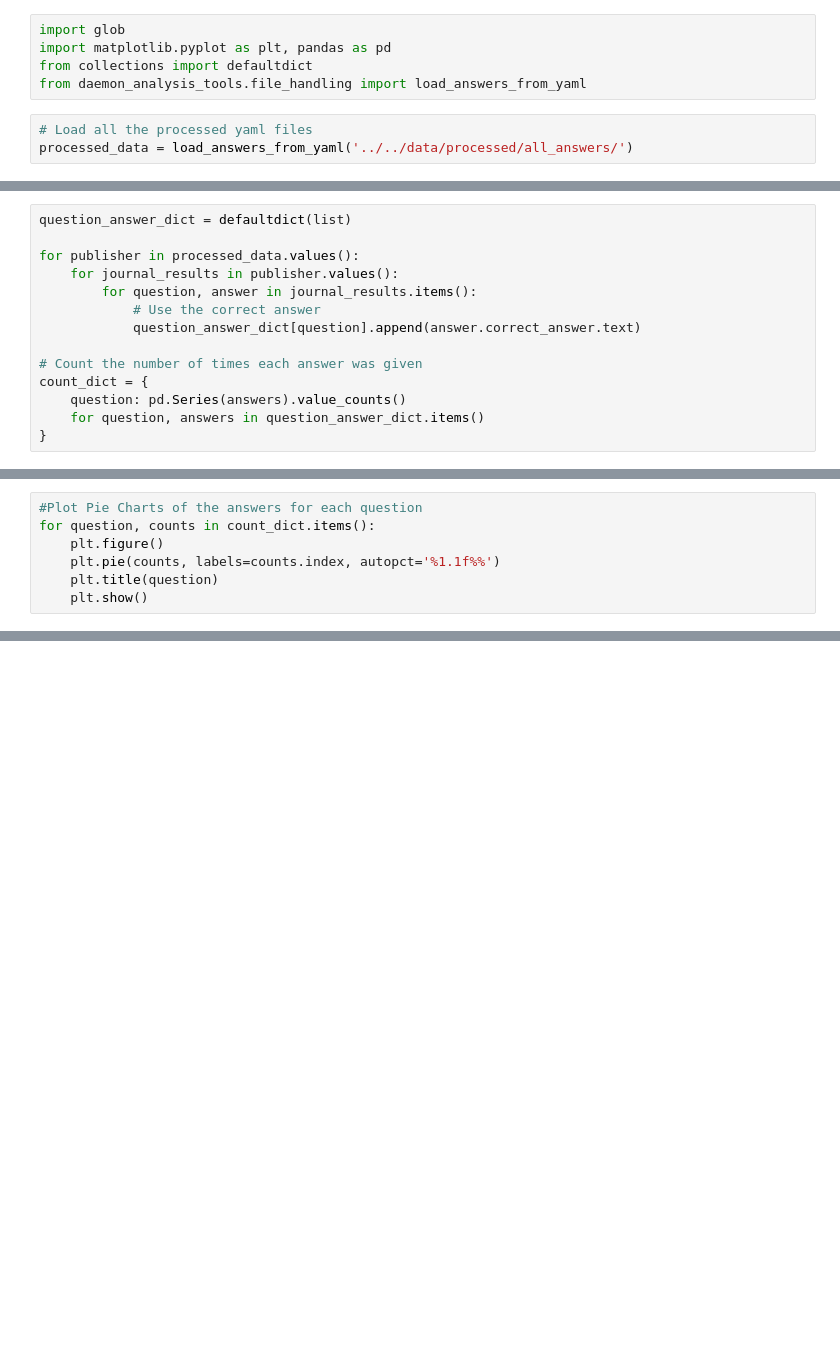
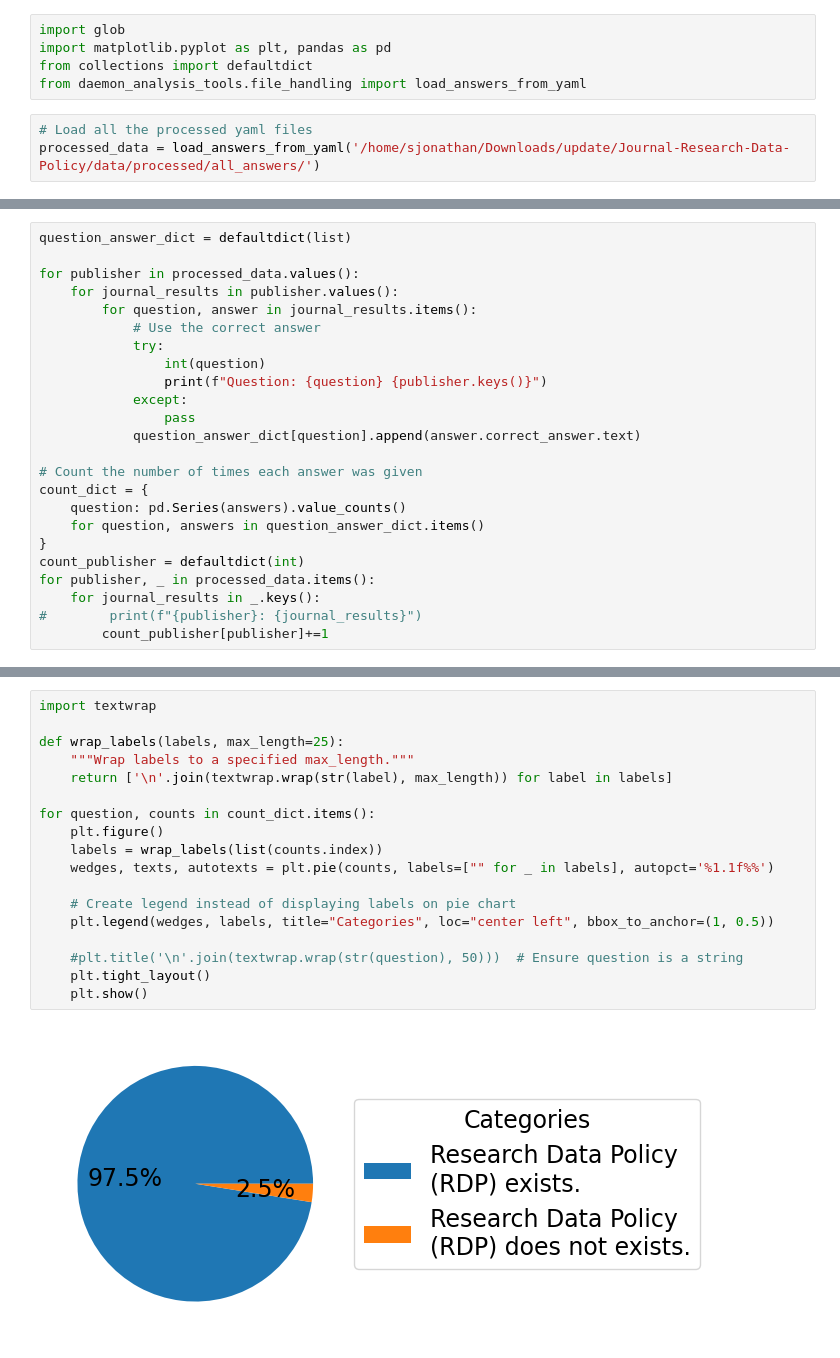
Before and after one commit to daemoncost/Journal-Research-Data-Policy, a Jupyter notebook: notebooks/exploration/analysis_example.ipynb, the cells around one changed output, grey strips where cells are left out. Drawn from its saved outputs; the diff is of its cells as text; blank space fills up the shorter version.

Commit message:
add milicas nature data, analysis example

```diff
--- a/notebooks/exploration/analysis_example.ipynb
+++ b/notebooks/exploration/analysis_example.ipynb
@@ -5,5 +5,5 @@ from collections import defaultdict
 from daemon_analysis_tools.file_handling import load_answers_from_yaml
 # %%
 # Load all the processed yaml files
-processed_data = load_answers_from_yaml('../../data/processed/all_answers/')
+processed_data = load_answers_from_yaml('/home/sjonathan/Downloads/update/Journal-Research-Data-Policy/data/processed/all_answers/')
 # %% [output]
@@ -15,6 +22,11 @@ for publisher in processed_data.values():
     for journal_results in publisher.values():
         for question, answer in journal_results.items():
             # Use the correct answer
+            try:
+                int(question)
+                print(f"Question: {question} {publisher.keys()}")
+            except:
+                pass
             question_answer_dict[question].append(answer.correct_answer.text)
 
 # Count the number of times each answer was given
@@ -22,3 +34,8 @@ count_dict = {
     question: pd.Series(answers).value_counts()
     for question, answers in question_answer_dict.items()
 }
+count_publisher = defaultdict(int)
+for publisher, _ in processed_data.items():
+    for journal_results in _.keys():
+#        print(f"{publisher}: {journal_results}")
+        count_publisher[publisher]+=1
@@ -25,7 +59,0 @@ count_dict = {
-# %%
-#Plot Pie Charts of the answers for each question
-for question, counts in count_dict.items():
-    plt.figure()
-    plt.pie(counts, labels=counts.index, autopct='%1.1f%%')
-    plt.title(question)
-    plt.show()
@@ -45,0 +64,20 @@ for question, counts in count_dict.items():
+# %%
+import textwrap
+
+def wrap_labels(labels, max_length=25):
+    """Wrap labels to a specified max_length."""
+    return ['\n'.join(textwrap.wrap(str(label), max_length)) for label in labels]
+
+for question, counts in count_dict.items():
+    plt.figure()
+    labels = wrap_labels(list(counts.index))
+    wedges, texts, autotexts = plt.pie(counts, labels=["" for _ in labels], autopct='%1.1f%%')
+
+    # Create legend instead of displaying labels on pie chart
+    plt.legend(wedges, labels, title="Categories", loc="center left", bbox_to_anchor=(1, 0.5))
+
+    #plt.title('\n'.join(textwrap.wrap(str(question), 50)))  # Ensure question is a string
+    plt.tight_layout()
+    plt.show()
+# %% [output]
+[figure, added]
```
Also changed, not shown: parts of 5 cells of this notebook, 1 other file.
